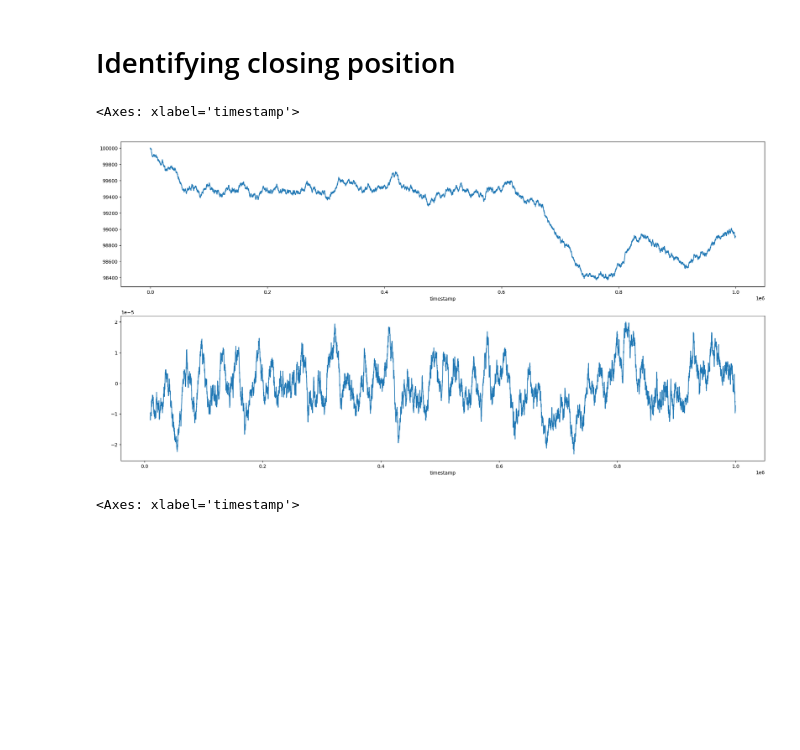
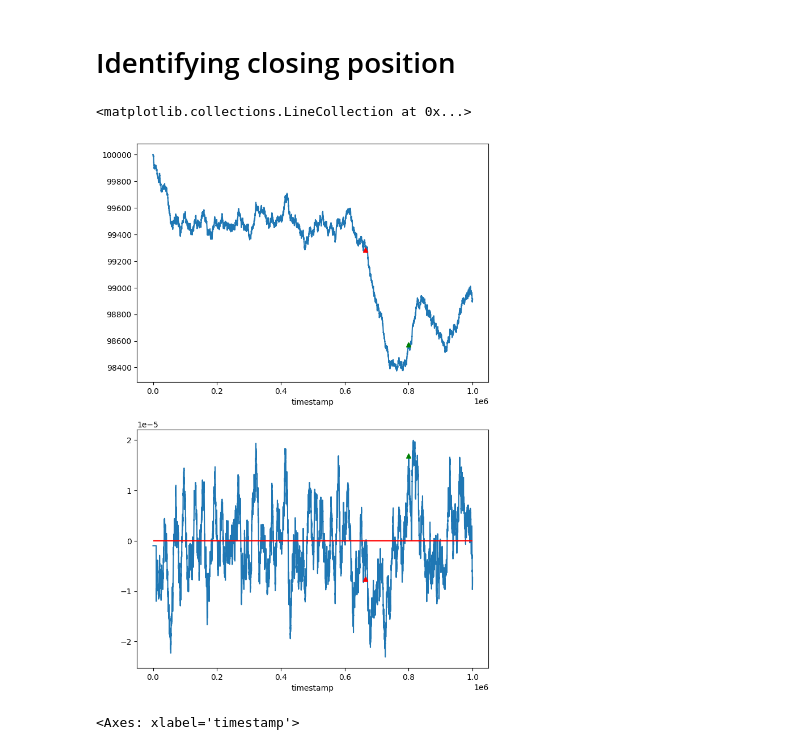
Before and after one commit to nicolassinott/IMC_Prosperity, a Jupyter notebook: notebooks/05-round3-diving_gear.ipynb, the cells around one changed output. Saved outputs shown, nothing was run; the diff lists cells and outputs as text; code cells hidden in the pictures; blank space fills up the shorter version.

Commit message:
updating dolphing signal notebook

```diff
--- a/notebooks/05-round3-diving_gear.ipynb
+++ b/notebooks/05-round3-diving_gear.ipynb
@@ -134,17 +134,46 @@ plt.hlines([0.002, -0.002], 0,1e6, colors=['red'])
 [figure]
 # %% [markdown]
 # Identifying closing position
-# %%
-plt.figure(figsize=(24,12))
-
-plt.subplot(2,1,1)
-diving_gear_prices0.plot()
-
-plt.subplot(2,1,2)
-diving_gear_prices0.pct_change(1).rolling(100).mean().plot()
-# %% [output]
-<Axes: xlabel='timestamp'>
-[figure, removed]
+# %%
+plt.figure(figsize=(24,12))
+
+# plt.figure(figsize=(8,12))
+
+plt.subplot(2,1,1)
+diving_gear_prices0.plot(label = 'mid_price')
+diving_gear_prices0[buy_signal0].plot(
+    marker ='^',
+    color ='green',
+    linestyle= 'None',
+    label = 'buy'
+)
+diving_gear_prices0[sell_signal0].plot(
+    marker= '^',
+    color = 'red',
+    linestyle= 'None',
+    label = 'sell'
+)
+
+plt.subplot(2,1,2)
+diving_gear_prices_pct_change0 = diving_gear_prices0.pct_change(1).rolling(100).mean()
+diving_gear_prices_pct_change0 = diving_gear_prices_pct_change0.fillna(diving_gear_prices_pct_change0.mean())
+diving_gear_prices_pct_change0.plot()
+diving_gear_prices_pct_change0[buy_signal0].plot(
+    marker ='^',
+    color ='green',
+    linestyle= 'None',
+    label = 'buy'
+)
+diving_gear_prices_pct_change0[sell_signal0].plot(
+    marker= '^',
+    color = 'red',
+    linestyle= 'None',
+    label = 'sell'
+)
+plt.hlines([0], 0,1e6, colors=['red'])
+# %% [output]
+<matplotlib.collections.LineCollection at 0x...>
+[figure, added]
 # %%
 plt.figure(figsize=(24,12))
 
```
